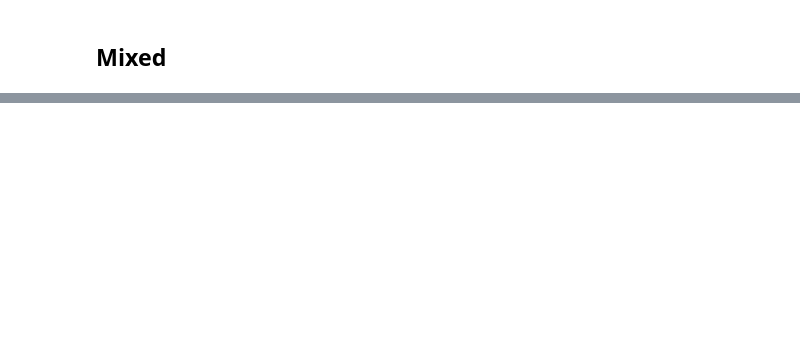
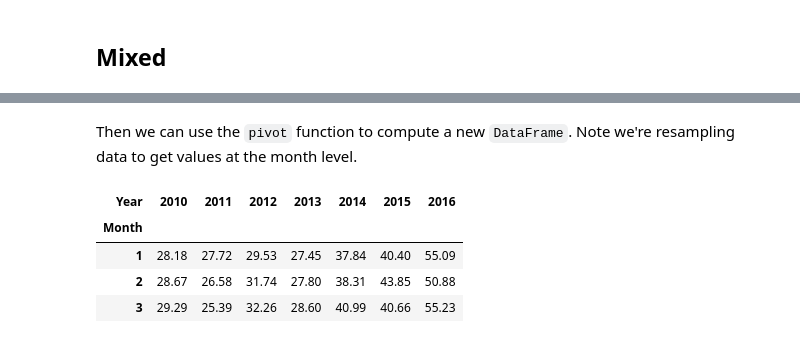
Before and after one commit to luisbelloch/pandas_notebooks, a Jupyter notebook: 02_plotting.ipynb, the cells around one changed output, grey strips where cells are left out. Drawn from its saved outputs; the diff is of its cells as text; code cells hidden in the pictures; blank space fills up the shorter version.

```diff
--- a/02_plotting.ipynb
+++ b/02_plotting.ipynb
@@ -76,0 +117,11 @@ plt.show()
+# %% [markdown]
+Then we can use the `pivot` function to compute a new `DataFrame`. Note we're resampling data to get values at the month level.
+# %%
+msft_pivot = msft.resample("M").pad().pivot("Month", "Year", "Close")
+msft_pivot[:3]
+# %% [output]
+| Year | 2010 | 2011 | 2012 | 2013 | 2014 | 2015 | 2016 |
+| Month |  |  |  |  |  |  |  |
+| 1 | 28.18 | 27.72 | 29.53 | 27.45 | 37.84 | 40.40 | 55.09 |
+| 2 | 28.67 | 26.58 | 31.74 | 27.80 | 38.31 | 43.85 | 50.88 |
+| 3 | 29.29 | 25.39 | 32.26 | 28.60 | 40.99 | 40.66 | 55.23 |
```
Also changed, not shown: parts of 19 cells of this notebook.
